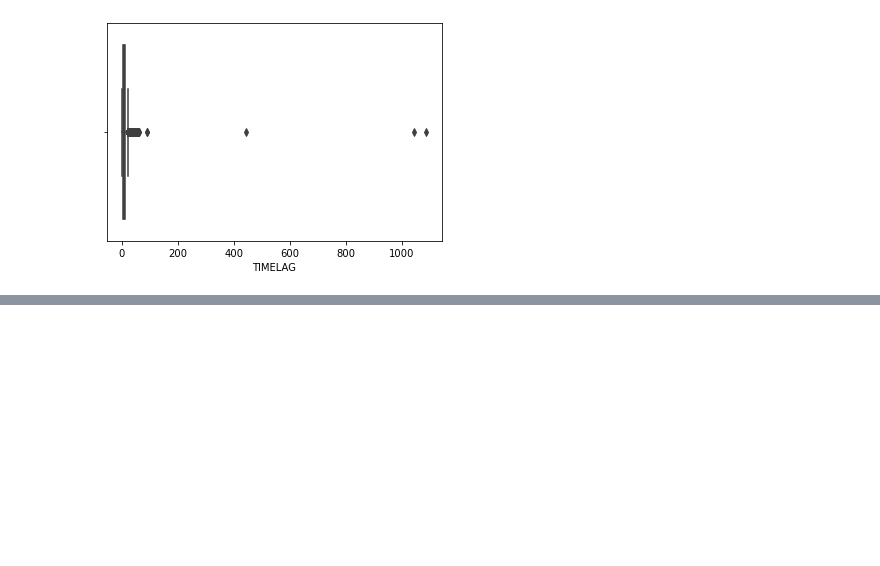
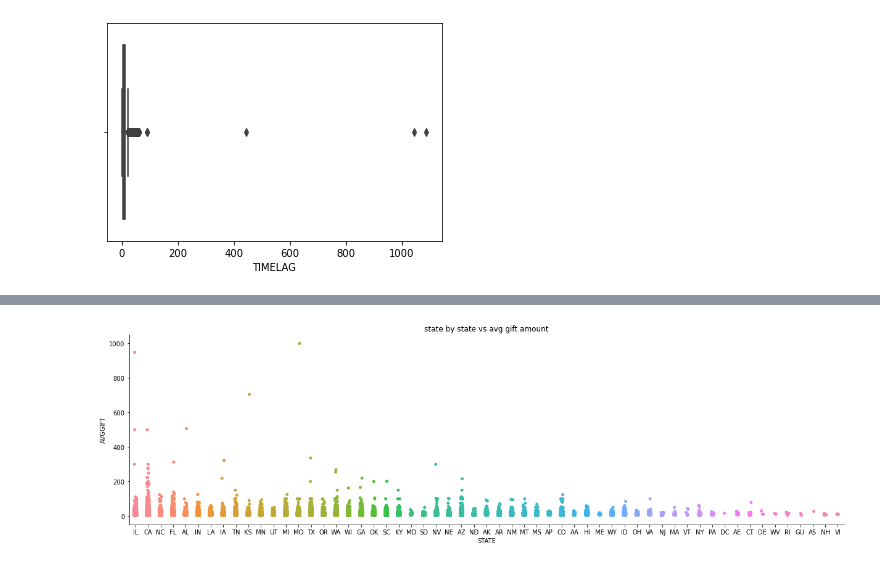
Before and after one commit to rogerserret/IronRoger, a Jupyter notebook: week4_classexs/EDA_lesson.ipynb, the cells around one changed output, grey strips where cells are left out. Drawn from its saved outputs; the diff is of its cells as text; code cells hidden in the pictures; blank space fills up the shorter version.

```diff
--- a/week4_classexs/EDA_lesson.ipynb
+++ b/week4_classexs/EDA_lesson.ipynb
@@ -267,0 +391,6 @@ timelag.hist(bins=10);
+# %%
+ax=sns.catplot(data=data,x='STATE', y='AVGGIFT').set(title='state by state vs avg gift amount')
+ax.fig.set_figwidth(20)
+# The avg is more or less the same but we can see more dispersion in some states like California (may be interesting to analyze)
+# %% [output]
+[figure, added]
```
Also changed, not shown: parts of 24 cells of this notebook, 9 other files.
